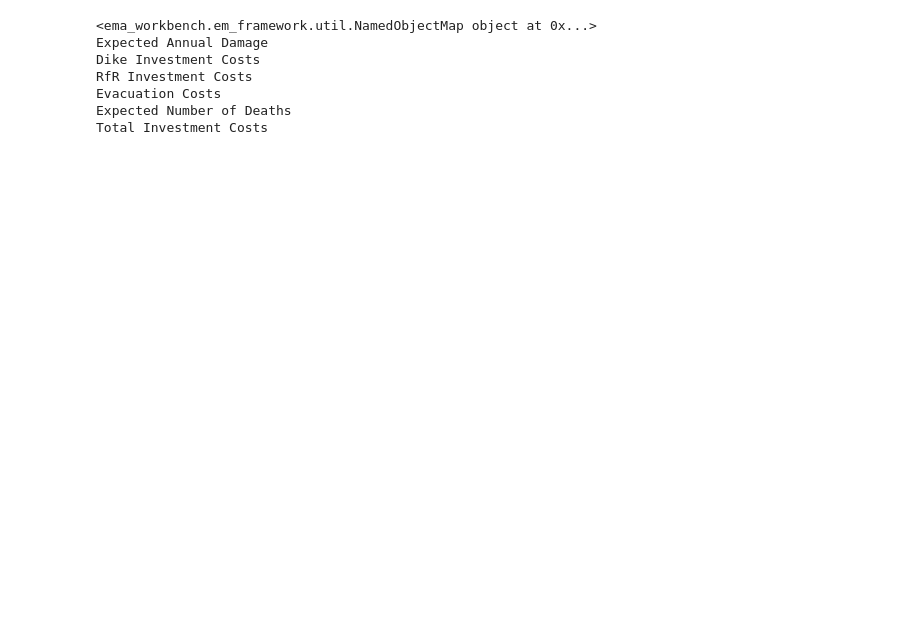
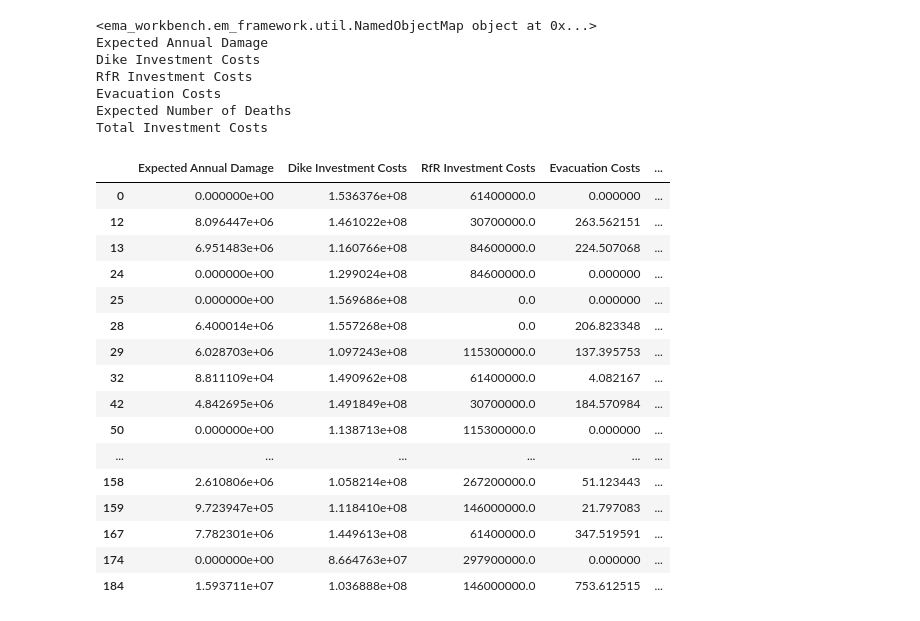
Before and after one commit to BabylonVampyre/MBDM_model_Delata_comission_2024, a Jupyter notebook: final assignment/Robustness.ipynb, the cells around one changed output. Saved outputs shown, nothing was run; the diff lists cells and outputs as text; code cells hidden in the pictures; blank space fills up the shorter version.

```diff
--- a/final assignment/Robustness.ipynb
+++ b/final assignment/Robustness.ipynb
@@ -57,4 +31,28 @@ RfR Investment Costs
 Evacuation Costs
 Expected Number of Deaths
 Total Investment Costs
+# %%
+from ema_workbench.analysis import parcoords
+
+data = results.loc[:, [o.name for o in dike_model.outcomes]]
+data = data[data['Expected Number of Deaths'] < 0.001]
+data
+# %% [output]
+|  | Expected Annual Damage | Dike Investment Costs | RfR Investment Costs | Evacuation Costs | ... |
+| 0 | 0.000000e+00 | 1.536376e+08 | 61400000.0 | 0.000000 | ... |
+| 12 | 8.096447e+06 | 1.461022e+08 | 30700000.0 | 263.562151 | ... |
+| 13 | 6.951483e+06 | 1.160766e+08 | 84600000.0 | 224.507068 | ... |
+| 24 | 0.000000e+00 | 1.299024e+08 | 84600000.0 | 0.000000 | ... |
+| 25 | 0.000000e+00 | 1.569686e+08 | 0.0 | 0.000000 | ... |
+| 28 | 6.400014e+06 | 1.557268e+08 | 0.0 | 206.823348 | ... |
+| 29 | 6.028703e+06 | 1.097243e+08 | 115300000.0 | 137.395753 | ... |
+| 32 | 8.811109e+04 | 1.490962e+08 | 61400000.0 | 4.082167 | ... |
+| 42 | 4.842695e+06 | 1.491849e+08 | 30700000.0 | 184.570984 | ... |
+| 50 | 0.000000e+00 | 1.138713e+08 | 115300000.0 | 0.000000 | ... |
+| ... | ... | ... | ... | ... | ... |
+| 158 | 2.610806e+06 | 1.058214e+08 | 267200000.0 | 51.123443 | ... |
+| 159 | 9.723947e+05 | 1.118410e+08 | 146000000.0 | 21.797083 | ... |
+| 167 | 7.782301e+06 | 1.449613e+08 | 61400000.0 | 347.519591 | ... |
+| 174 | 0.000000e+00 | 8.664763e+07 | 297900000.0 | 0.000000 | ... |
+| 184 | 1.593711e+07 | 1.036888e+08 | 146000000.0 | 753.612515 | ... |
 # %%
```
Also changed, not shown: parts of 11 cells of this notebook.
